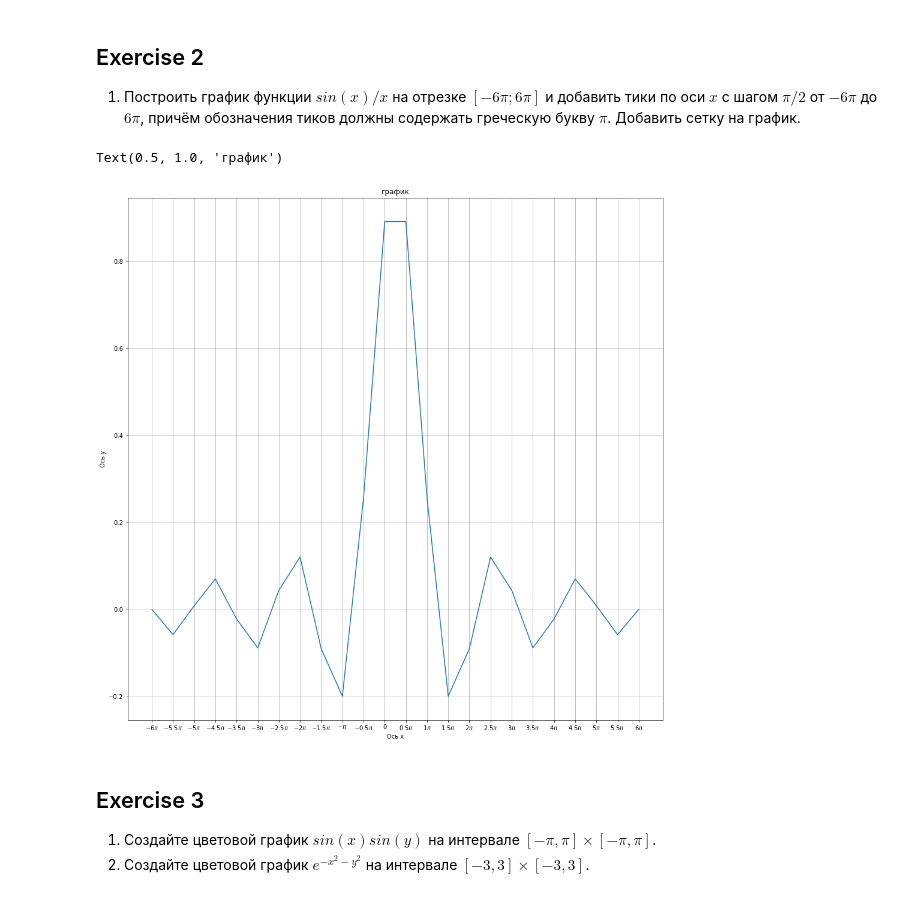
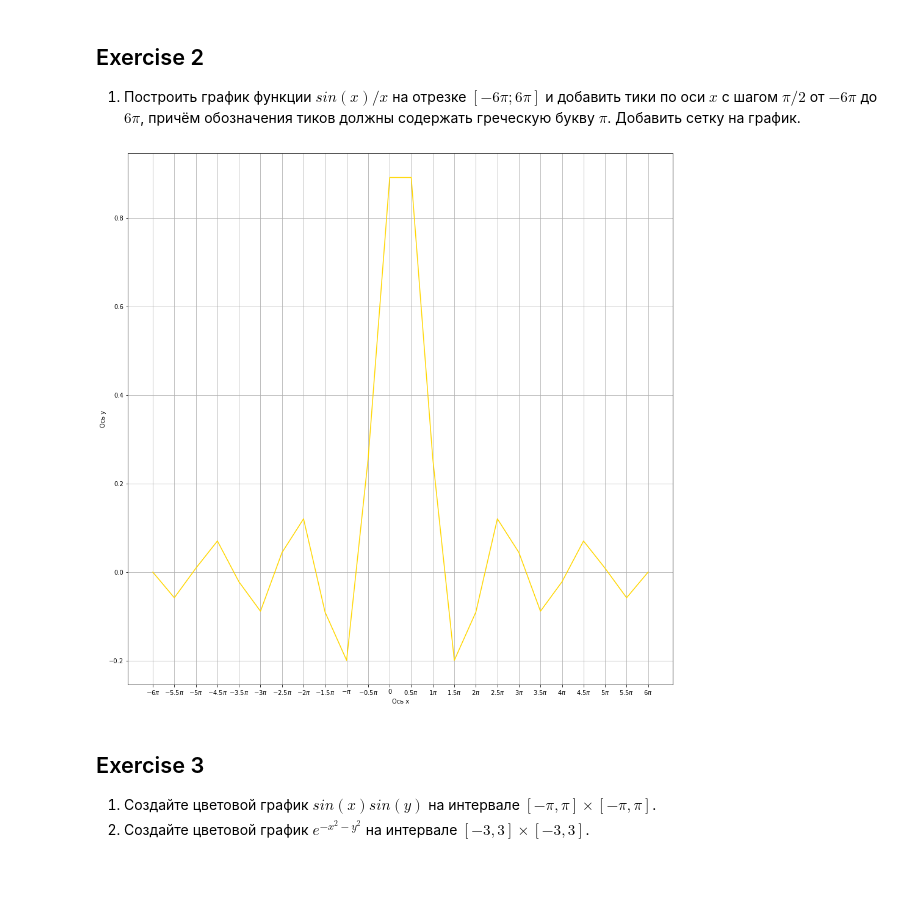
Before and after one commit to nindzyaa/Autumn_Python_2022, a Jupyter notebook: homework-7/заминка.ipynb, the cells around one changed output. Saved outputs shown, nothing was run; the diff lists cells and outputs as text; code cells hidden in the pictures.

```diff
--- a/homework-7/заминка.ipynb
+++ b/homework-7/заминка.ipynb
@@ -64,20 +65,18 @@ plt.show()
 # %%
 x = np.linspace(-6*np.pi, 6*np.pi,24)
 y = np.sin(x)/x
 fig, ax = plt.subplots(figsize=(16,16))
-ax.plot(x, y, color = 'blue')
+ax.plot(x, y, color = 'gold')
 plt.xticks(
     x,
     [r'$-6\pi$', r'$-5.5\pi$', r'$-5\pi$', r'$-4.5\pi$', r'$-3.5\pi$', r'$-3\pi$', r'$-2.5\pi$',
     r'$-2\pi$', r'$-1.5\pi$', r'$-\pi$', r'$-0.5\pi$', r'0', r'$0.5\pi$', r'$1\pi$', r'$1.5\pi$', r'$2\pi$',
     r'$2.5\pi$', r'$3\pi$', r'$3.5\pi$', r'$4\pi$', r'$4.5\pi$', r'$5\pi$', r'$5.5\pi$', r'$6\pi$',])
 ax.set_xlabel('Ось x')
 ax.set_ylabel('Ось y')
 ax.grid()
-ax.set_title('график')
 # %% [output]
-Text(0.5, 1.0, 'график')
-[figure, old version]
+[figure, new version]
 # %% [markdown]
 ## Exercise 3
 1. Создайте цветовой график $sin(x)sin(y)$ на интервале $[−π,π]×[−π,π]$.
```
Also changed, not shown: parts of 7 cells of this notebook, 1 other file.
